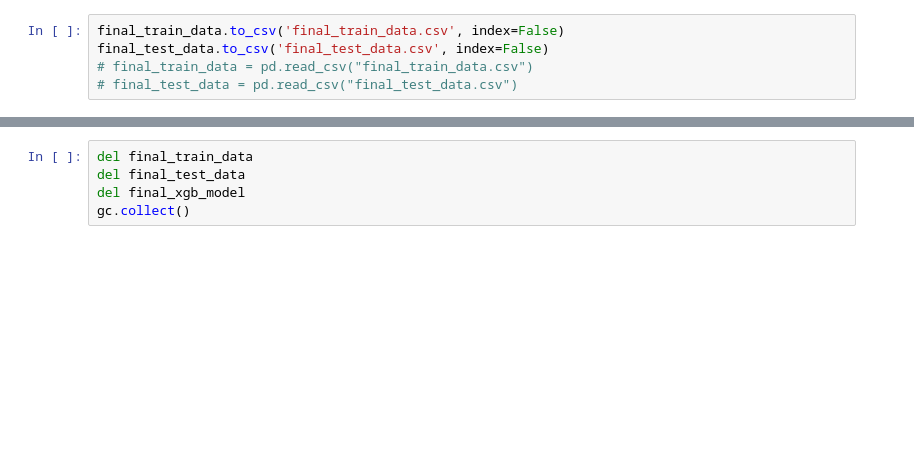
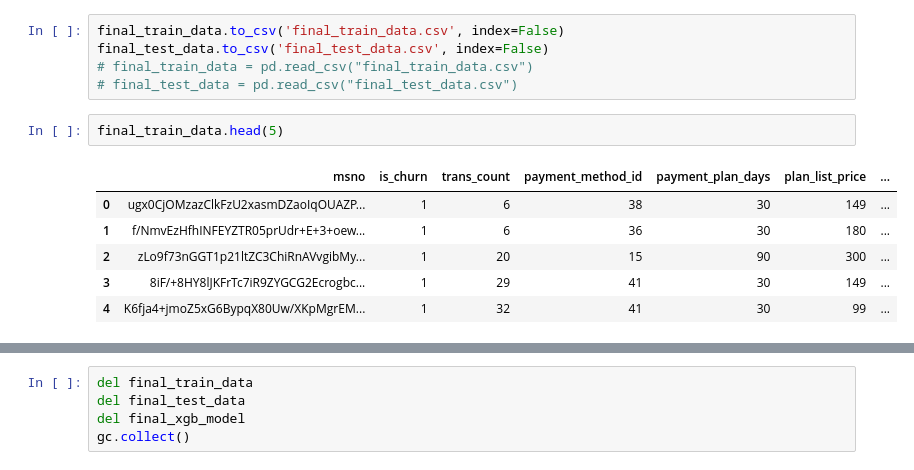
Before and after one commit to why2012/notebook, a Jupyter notebook: WSDM_Model.ipynb, the cells around one changed output, grey strips where cells are left out. Saved outputs shown, nothing was run; the diff lists cells and outputs as text; blank space fills up the shorter version.

```diff
--- a/WSDM_Model.ipynb
+++ b/WSDM_Model.ipynb
@@ -485,4 +528,13 @@ final_train_data.to_csv('final_train_data.csv', index=False)
 final_test_data.to_csv('final_test_data.csv', index=False)
 # final_train_data = pd.read_csv("final_train_data.csv")
 # final_test_data = pd.read_csv("final_test_data.csv")
+# %%
+final_train_data.head(5)
+# %% [output]
+|  | msno | is_churn | trans_count | payment_method_id | payment_plan_days | plan_list_price | ... |
+| 0 | ugx0CjOMzazClkFzU2xasmDZaoIqOUAZP... | 1 | 6 | 38 | 30 | 149 | ... |
+| 1 | f/NmvEzHfhINFEYZTR05prUdr+E+3+oew... | 1 | 6 | 36 | 30 | 180 | ... |
+| 2 | zLo9f73nGGT1p21ltZC3ChiRnAVvgibMy... | 1 | 20 | 15 | 90 | 300 | ... |
+| 3 | 8iF/+8HY8lJKFrTc7iR9ZYGCG2Ecrogbc... | 1 | 29 | 41 | 30 | 149 | ... |
+| 4 | K6fja4+jmoZ5xG6BypqX80Uw/XKpMgrEM... | 1 | 32 | 41 | 30 | 99 | ... |
 # %%
```
Also changed, not shown: parts of 8 cells of this notebook.
